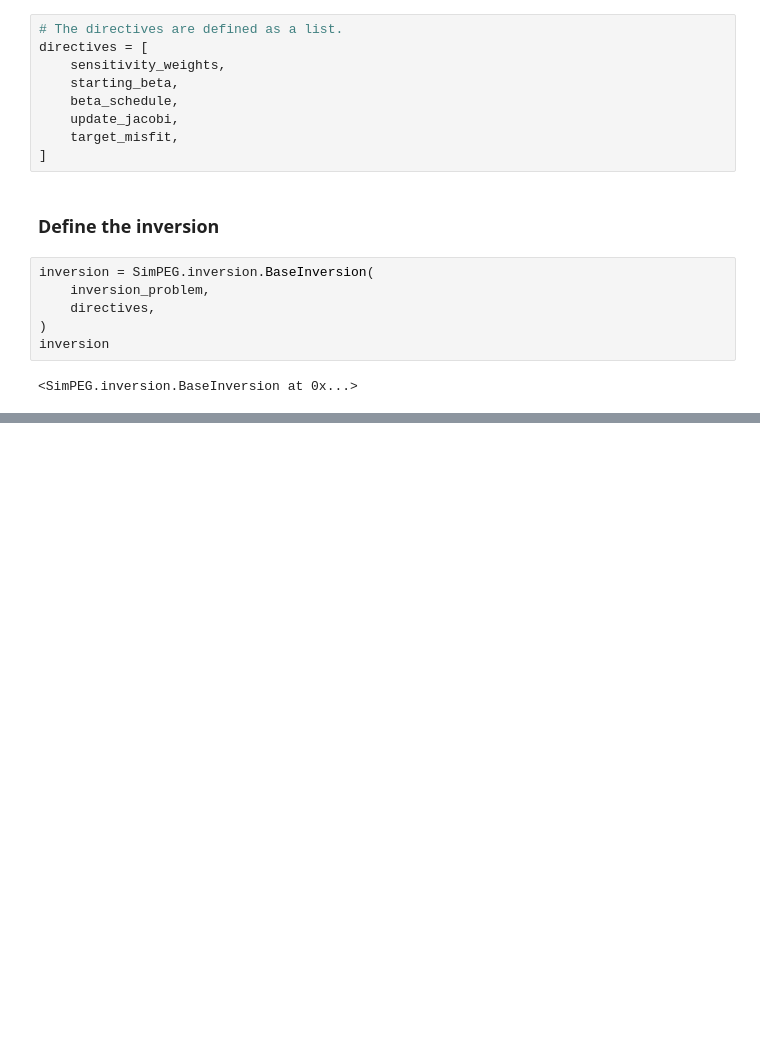
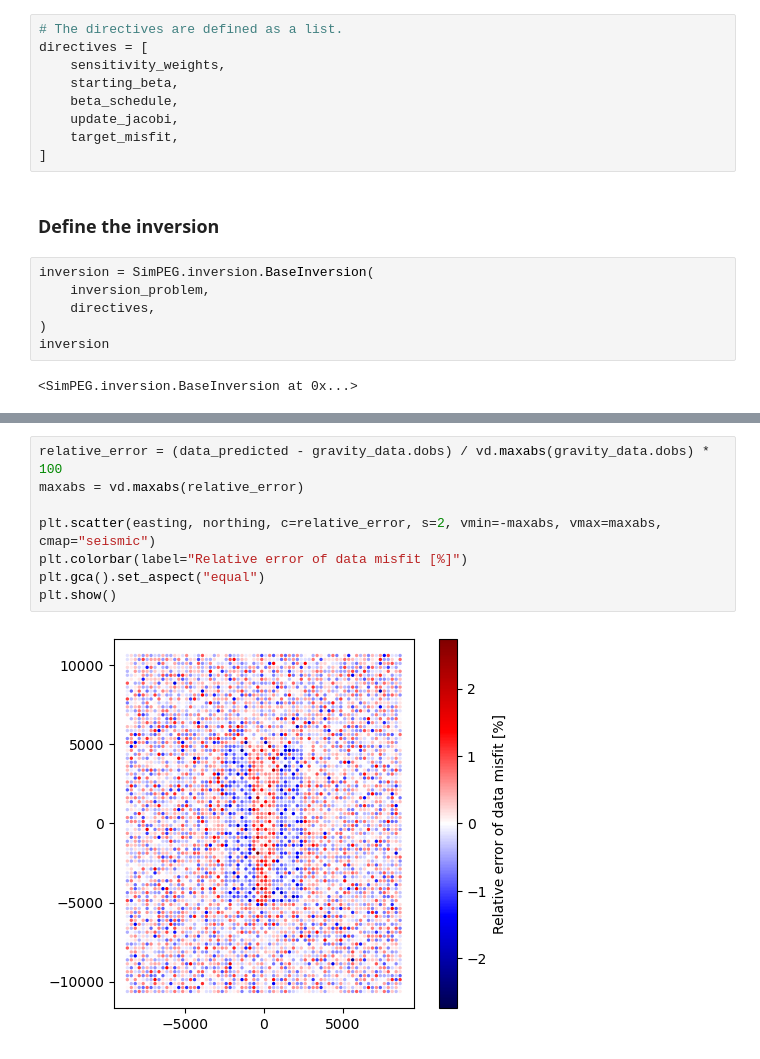
Before and after one commit to santisoler/fasttimes-carbon-mineralization-inversion, a Jupyter notebook: playing-around.ipynb, the cells around one changed output, grey strips where cells are left out. Cells and saved outputs as stored; diff of their text form; blank space fills up the shorter version.

```diff
--- a/playing-around.ipynb
+++ b/playing-around.ipynb
@@ -199,0 +256,10 @@ Computing sensitivities to local ram
+# %%
+relative_error = (data_predicted - gravity_data.dobs) / vd.maxabs(gravity_data.dobs) * 100
+maxabs = vd.maxabs(relative_error)
+
+plt.scatter(easting, northing, c=relative_error, s=2, vmin=-maxabs, vmax=maxabs, cmap="seismic")
+plt.colorbar(label="Relative error of data misfit [%]")
+plt.gca().set_aspect("equal")
+plt.show()
+# %% [output]
+[figure, added]
```
Also changed, not shown: parts of 6 cells of this notebook.
